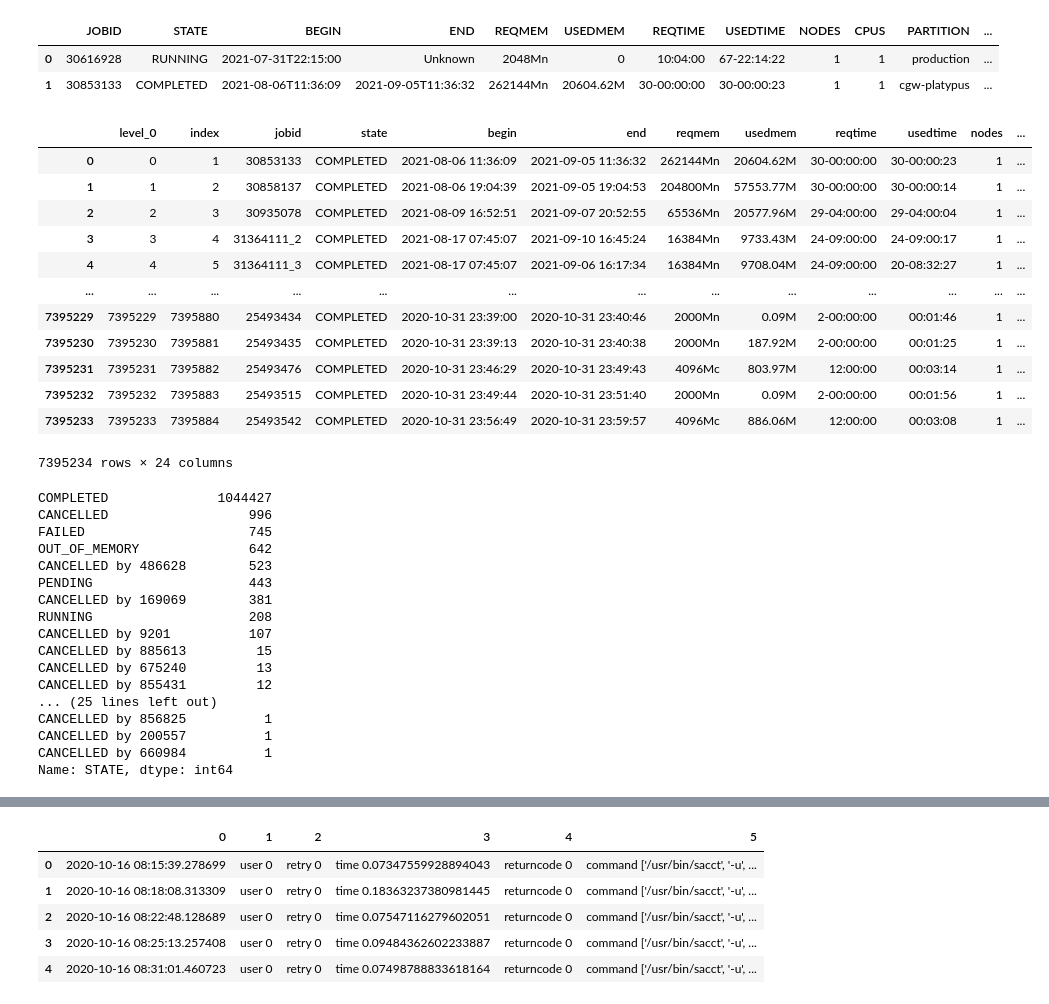
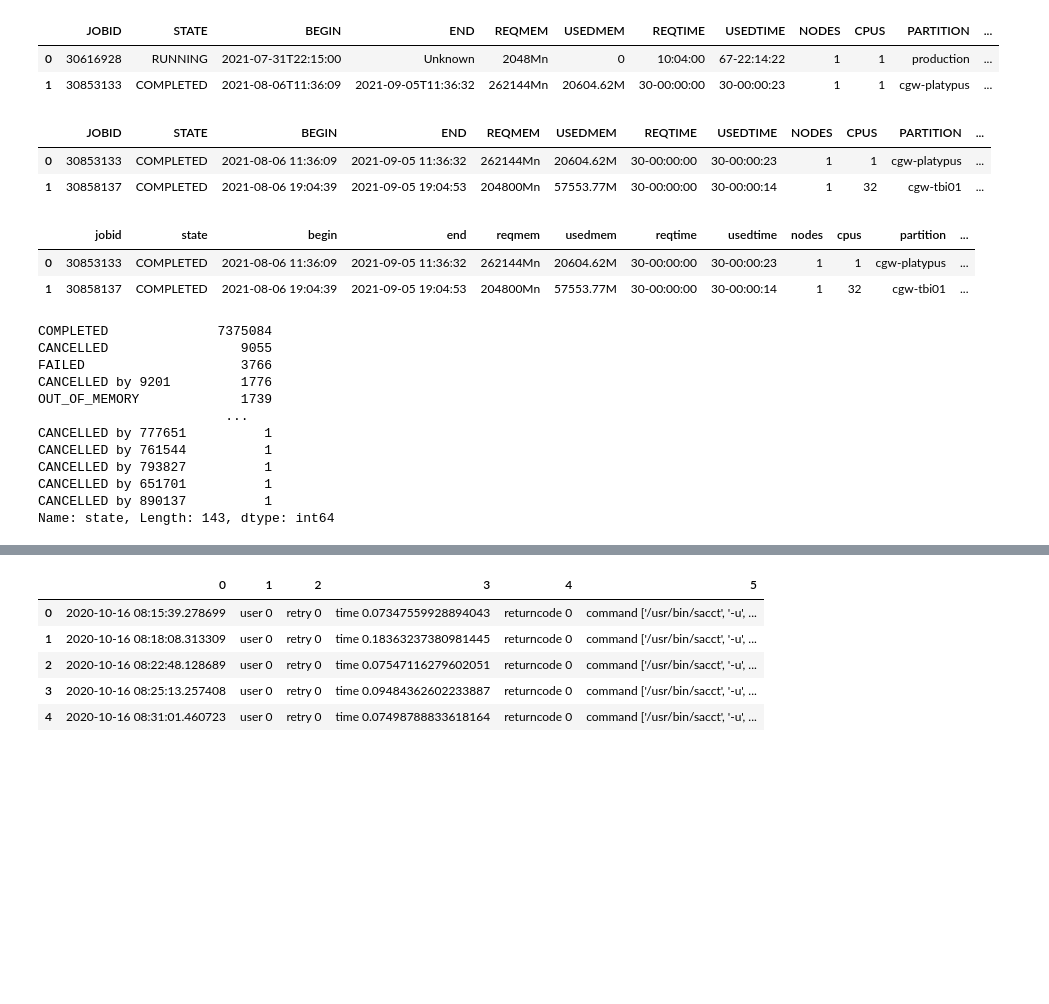
Before and after one commit to nedatahe/accre-candy-corn, a Jupyter notebook: notebooks/ACCRE.ipynb, the cells around one changed output, grey strips where cells are left out. Saved outputs shown, nothing was run; the diff lists cells and outputs as text; code cells hidden in the pictures; blank space fills up the shorter version.

```diff
--- a/notebooks/ACCRE.ipynb
+++ b/notebooks/ACCRE.ipynb
@@ -23,7 +23,12 @@ jobs_null_end = jobs_null_end.to_csv('Jobs-with-null-end', index = False)
 # %%
 #since I have already worked on 'jobs', I keep its name as it is
 # delimit jobs to where BEGIN/END is not null (following the instructions)
-jobs = jobs[jobs['begin'].notnull() & jobs['end'].notnull()].reset_index()
+jobs = jobs[jobs['BEGIN'].notnull() & jobs['END'].notnull()].reset_index(drop = True)
+jobs.head(2)
+# %% [output]
+|  | JOBID | STATE | BEGIN | END | REQMEM | USEDMEM | REQTIME | USEDTIME | NODES | CPUS | PARTITION | ... |
+| 0 | 30853133 | COMPLETED | 2021-08-06 11:36:09 | 2021-09-05 11:36:32 | 262144Mn | 20604.62M | 30-00:00:00 | 30-00:00:23 | 1 | 1 | cgw-platypus | ... |
+| 1 | 30858137 | COMPLETED | 2021-08-06 19:04:39 | 2021-09-05 19:04:53 | 204800Mn | 57553.77M | 30-00:00:00 | 30-00:00:14 | 1 | 32 | cgw-tbi01 | ... |
 # %%
 #break the begin/end times into separate columns
 jobs['end_date'] = jobs['END'].dt.date
@@ -40,41 +45,26 @@ jobs['begin_hour'] = jobs['BEGIN'].dt.hour
 # %%
 pd.options.display.max_columns = 50
 # %%
-#change column names based on the instructions
+#change column names to lower case based on the instructions
 jobs = jobs.rename(columns=str.lower)
-jobs
+jobs.head(2)
 # %% [output]
-|  | level_0 | index | jobid | state | begin | end | reqmem | usedmem | reqtime | usedtime | nodes | ... |
-| 0 | 0 | 1 | 30853133 | COMPLETED | 2021-08-06 11:36:09 | 2021-09-05 11:36:32 | 262144Mn | 20604.62M | 30-00:00:00 | 30-00:00:23 | 1 | ... |
-| 1 | 1 | 2 | 30858137 | COMPLETED | 2021-08-06 19:04:39 | 2021-09-05 19:04:53 | 204800Mn | 57553.77M | 30-00:00:00 | 30-00:00:14 | 1 | ... |
-| 2 | 2 | 3 | 30935078 | COMPLETED | 2021-08-09 16:52:51 | 2021-09-07 20:52:55 | 65536Mn | 20577.96M | 29-04:00:00 | 29-04:00:04 | 1 | ... |
-| 3 | 3 | 4 | 31364111_2 | COMPLETED | 2021-08-17 07:45:07 | 2021-09-10 16:45:24 | 16384Mn | 9733.43M | 24-09:00:00 | 24-09:00:17 | 1 | ... |
-| 4 | 4 | 5 | 31364111_3 | COMPLETED | 2021-08-17 07:45:07 | 2021-09-06 16:17:34 | 16384Mn | 9708.04M | 24-09:00:00 | 20-08:32:27 | 1 | ... |
-| ... | ... | ... | ... | ... | ... | ... | ... | ... | ... | ... | ... | ... |
-| 7395229 | 7395229 | 7395880 | 25493434 | COMPLETED | 2020-10-31 23:39:00 | 2020-10-31 23:40:46 | 2000Mn | 0.09M | 2-00:00:00 | 00:01:46 | 1 | ... |
-| 7395230 | 7395230 | 7395881 | 25493435 | COMPLETED | 2020-10-31 23:39:13 | 2020-10-31 23:40:38 | 2000Mn | 187.92M | 2-00:00:00 | 00:01:25 | 1 | ... |
-| 7395231 | 7395231 | 7395882 | 25493476 | COMPLETED | 2020-10-31 23:46:29 | 2020-10-31 23:49:43 | 4096Mc | 803.97M | 12:00:00 | 00:03:14 | 1 | ... |
-| 7395232 | 7395232 | 7395883 | 25493515 | COMPLETED | 2020-10-31 23:49:44 | 2020-10-31 23:51:40 | 2000Mn | 0.09M | 2-00:00:00 | 00:01:56 | 1 | ... |
-| 7395233 | 7395233 | 7395884 | 25493542 | COMPLETED | 2020-10-31 23:56:49 | 2020-10-31 23:59:57 | 4096Mc | 886.06M | 12:00:00 | 00:03:08 | 1 | ... |
+|  | jobid | state | begin | end | reqmem | usedmem | reqtime | usedtime | nodes | cpus | partition | ... |
+| 0 | 30853133 | COMPLETED | 2021-08-06 11:36:09 | 2021-09-05 11:36:32 | 262144Mn | 20604.62M | 30-00:00:00 | 30-00:00:23 | 1 | 1 | cgw-platypus | ... |
+| 1 | 30858137 | COMPLETED | 2021-08-06 19:04:39 | 2021-09-05 19:04:53 | 204800Mn | 57553.77M | 30-00:00:00 | 30-00:00:14 | 1 | 32 | cgw-tbi01 | ... |
-7395234 rows × 24 columns
 # %%
-jobs['STATE'].value_counts()a
+jobs['state'].value_counts()
 # %% [output]
-COMPLETED              1044427
-CANCELLED                  996
-FAILED                     745
-OUT_OF_MEMORY              642
-CANCELLED by 486628        523
-PENDING                    443
-CANCELLED by 169069        381
-RUNNING                    208
-CANCELLED by 9201          107
-CANCELLED by 885613         15
-CANCELLED by 675240         13
-CANCELLED by 855431         12
-... (25 lines left out)
-CANCELLED by 856825          1
-CANCELLED by 200557          1
-CANCELLED by 660984          1
-Name: STATE, dtype: int64
+COMPLETED              7375084
+CANCELLED                 9055
+FAILED                    3766
+CANCELLED by 9201         1776
+OUT_OF_MEMORY             1739
+                        ...
+CANCELLED by 777651          1
+CANCELLED by 761544          1
+CANCELLED by 793827          1
+CANCELLED by 651701          1
+CANCELLED by 890137          1
+Name: state, Length: 143, dtype: int64
 # %%
```
Also changed, not shown: parts of 16 cells of this notebook.
